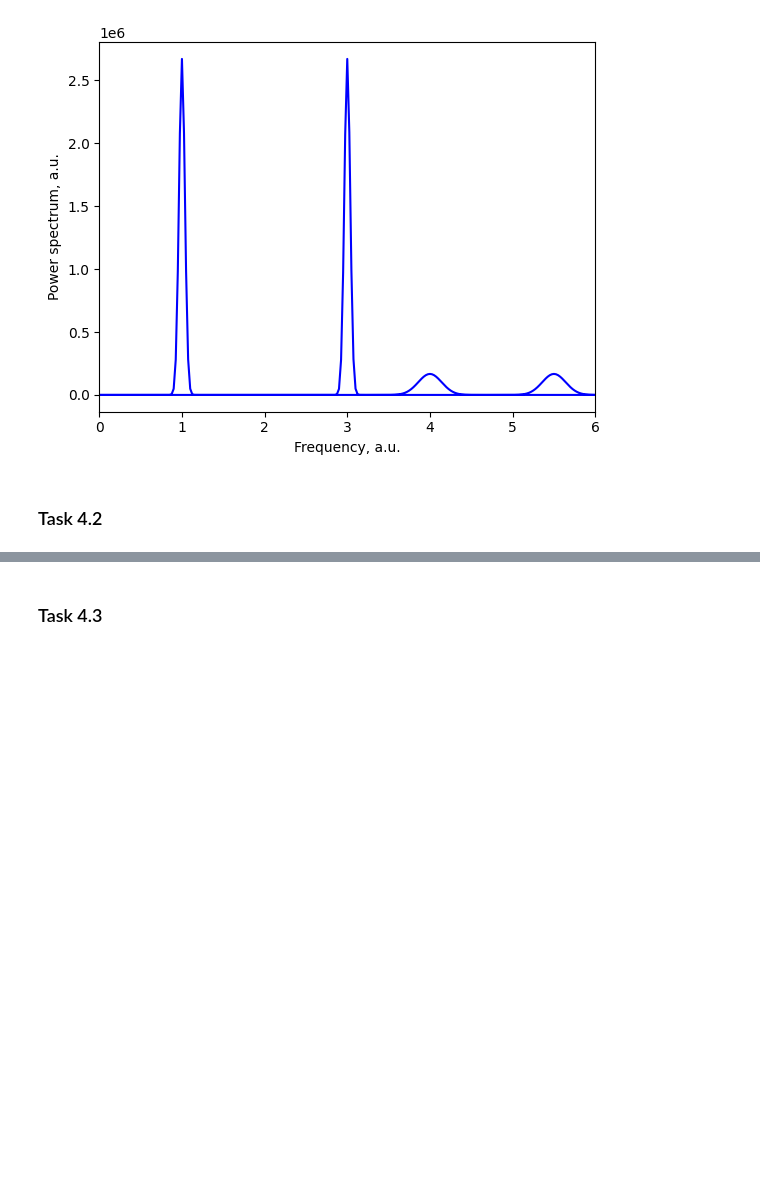
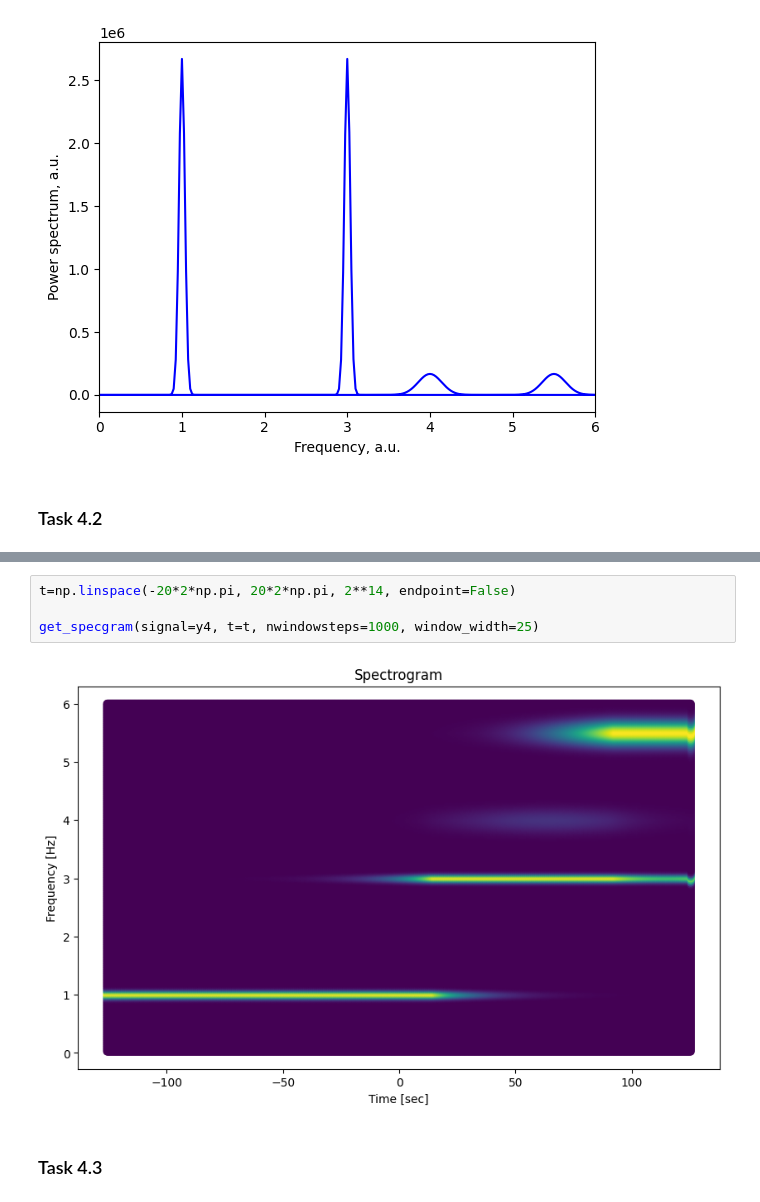
Before and after one commit to hasaki77/hppl, a Jupyter notebook: HW_4_Spectrogram.ipynb, the cells around one changed output, grey strips where cells are left out. Cells and saved outputs as stored; diff of their text form; blank space fills up the shorter version.

```diff
--- a/HW_4_Spectrogram.ipynb
+++ b/HW_4_Spectrogram.ipynb
@@ -111,2 +85,8 @@ plt.show()
+# %%
+t=np.linspace(-20*2*np.pi, 20*2*np.pi, 2**14, endpoint=False)
+
+get_specgram(signal=y4, t=t, nwindowsteps=1000, window_width=25)
+# %% [output]
+[figure, added]
 # %% [markdown]
 ### Task 4.3
```
Also changed, not shown: parts of 10 cells of this notebook.
